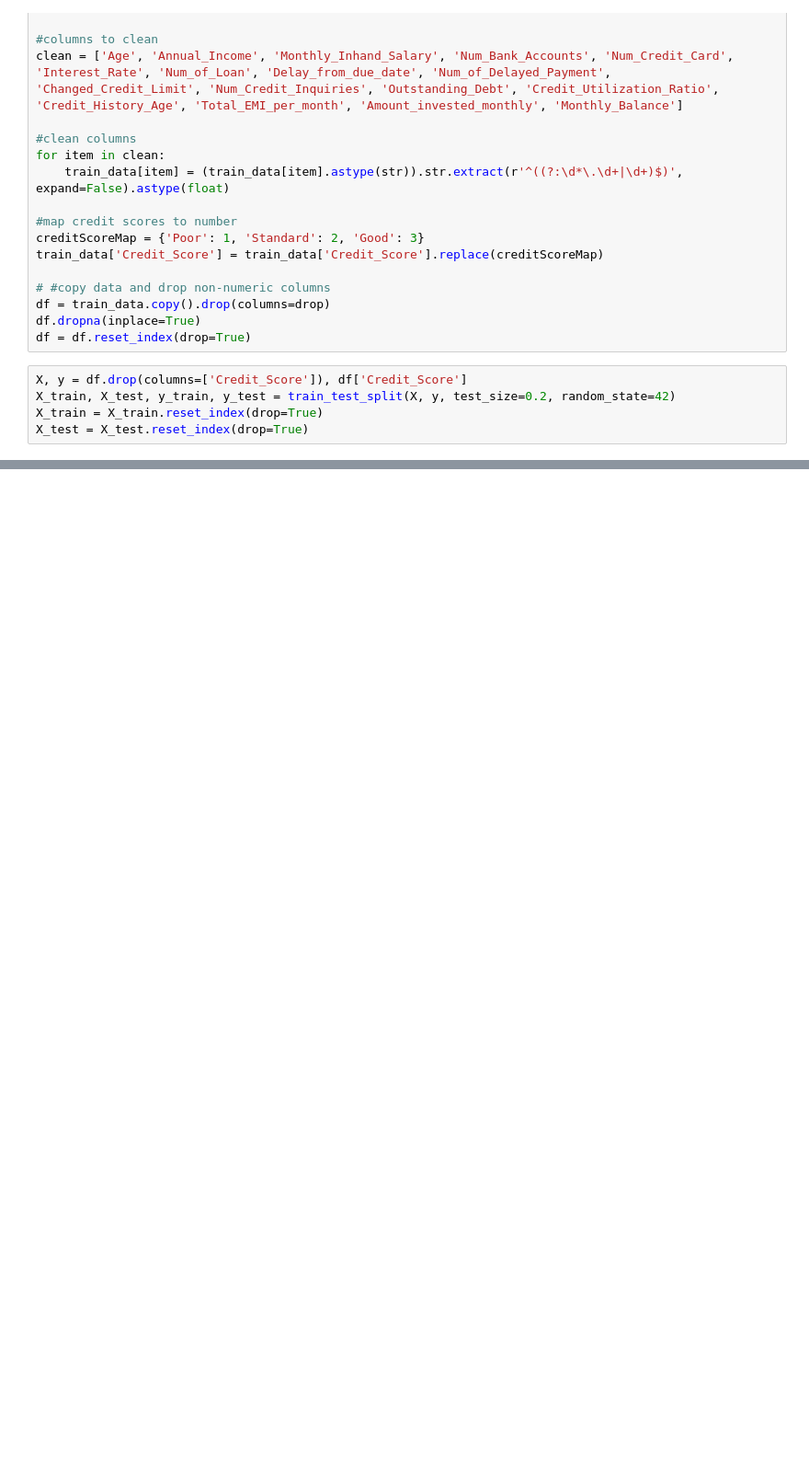
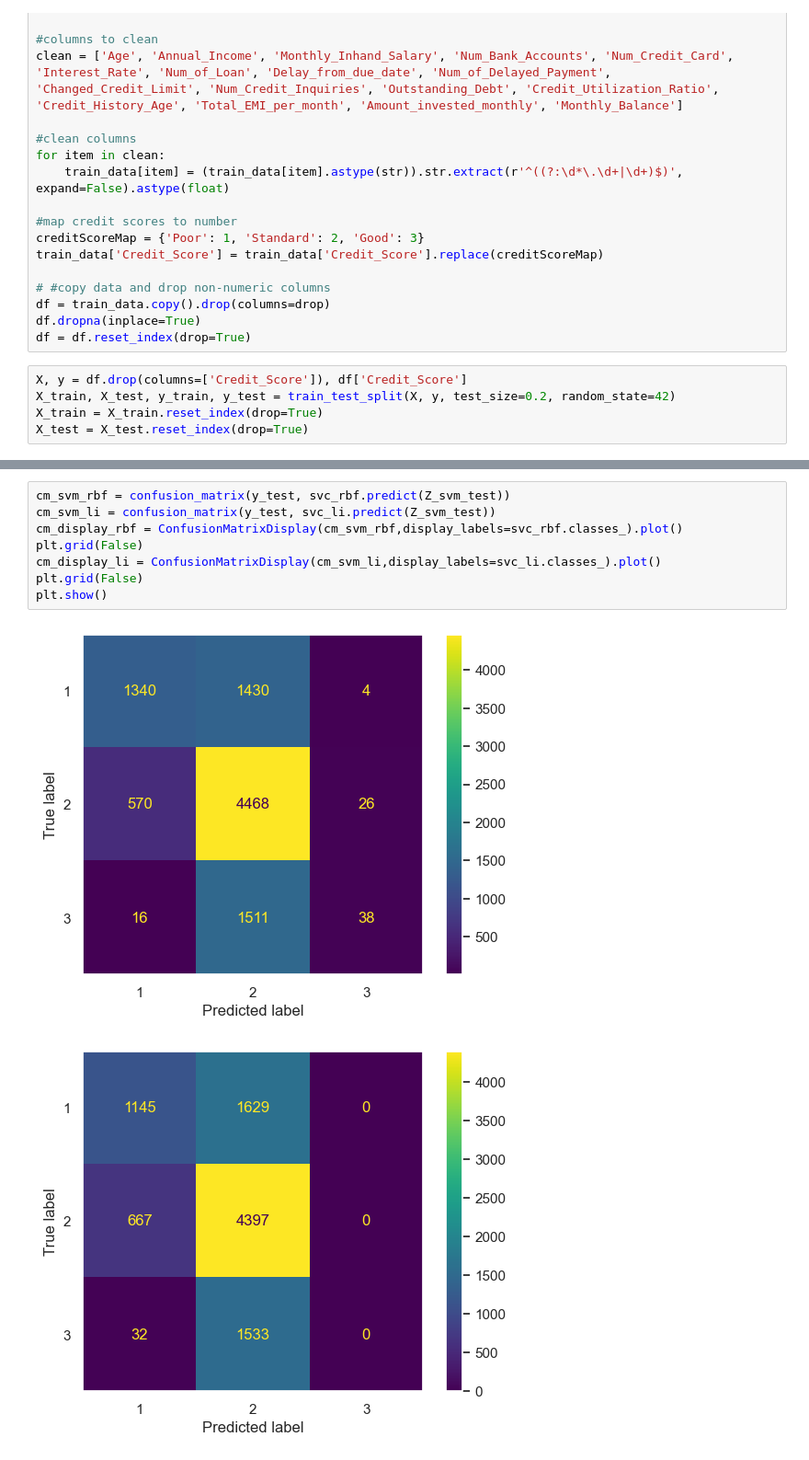
Before and after one commit to Jacob-Tuttle/ECS171-Project, a Jupyter notebook: svm.ipynb, the cells around one changed output, grey strips where cells are left out. Shown at 92% size. Drawn from its saved outputs; the diff is of its cells as text; blank space fills up the shorter version.

```diff
--- a/svm.ipynb
+++ b/svm.ipynb
@@ -138,0 +140,11 @@ weighted avg       0.62      0.62      0.56      9403
+# %%
+cm_svm_rbf = confusion_matrix(y_test, svc_rbf.predict(Z_svm_test))
+cm_svm_li = confusion_matrix(y_test, svc_li.predict(Z_svm_test))
+cm_display_rbf = ConfusionMatrixDisplay(cm_svm_rbf,display_labels=svc_rbf.classes_).plot()
+plt.grid(False)
+cm_display_li = ConfusionMatrixDisplay(cm_svm_li,display_labels=svc_li.classes_).plot()
+plt.grid(False)
+plt.show()
+# %% [output]
+[figure, added]
+[figure, added]
```
Also changed, not shown: parts of 3 cells of this notebook, 1 other file.
